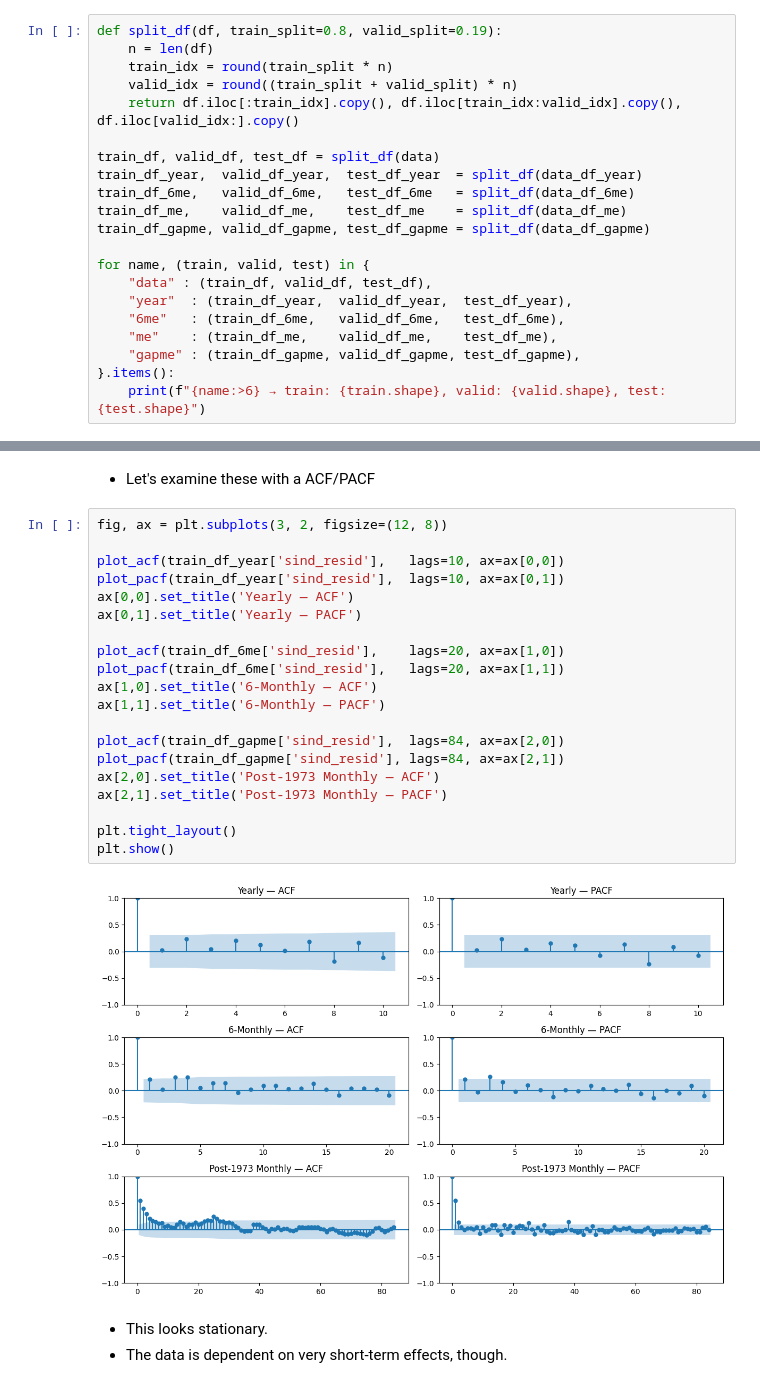
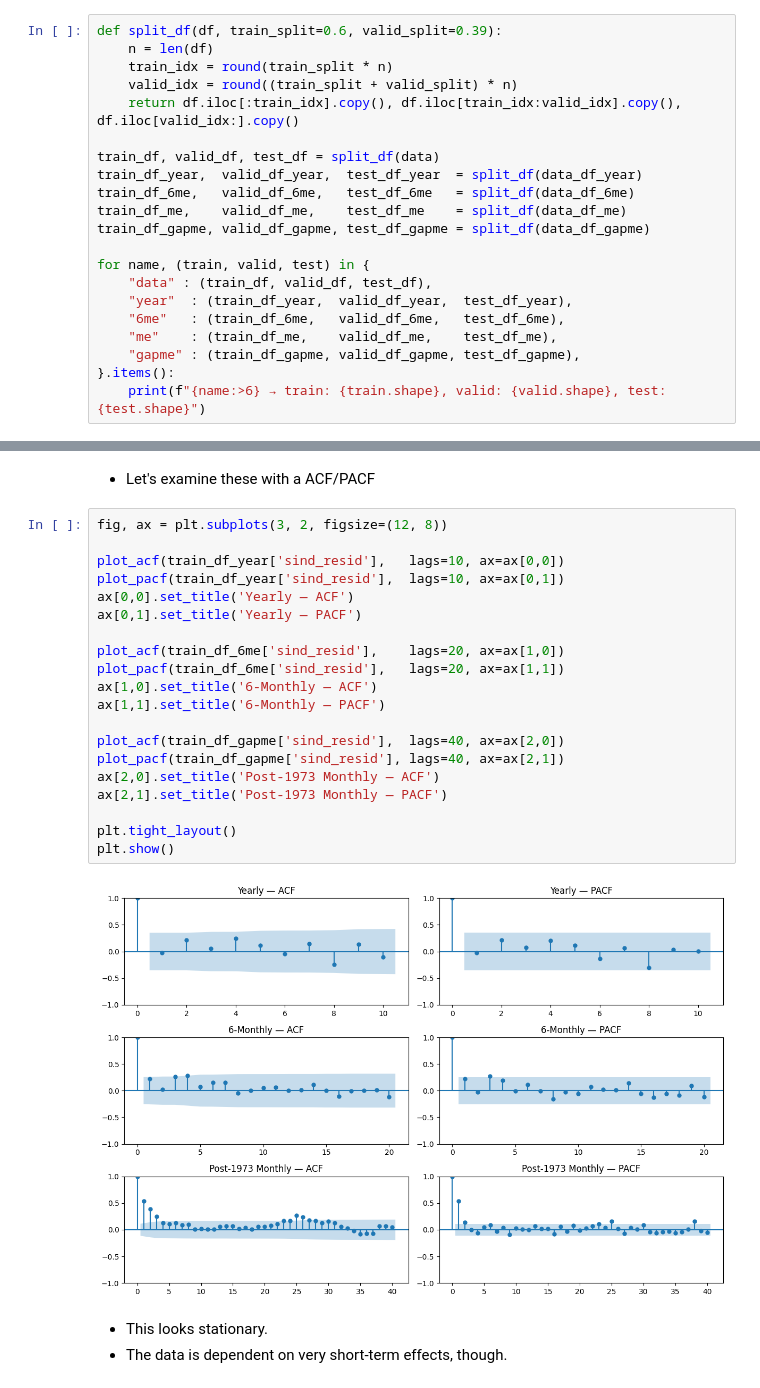
Before and after one commit to JoeyWee1/SolarCycleForecasting, a Jupyter notebook: Notebooks/ARIMA/ARIMA1_solar.ipynb, the cells around one changed output, grey strips where cells are left out. Drawn from its saved outputs; the diff is of its cells as text.

```diff
--- a/Notebooks/ARIMA/ARIMA1_solar.ipynb
+++ b/Notebooks/ARIMA/ARIMA1_solar.ipynb
@@ -44,7 +44,7 @@ data_df_6me = data.resample('6ME').median().interpolate('time', limit = 6)
 data_df_me = data.resample('ME').median().interpolate('time', limit = 6)
 data_df_gapme = data[data['year'] > 1973].resample('ME').median().interpolate('time', limit = 6) # use all data after 1973
 # %%
-def split_df(df, train_split=0.8, valid_split=0.19):
+def split_df(df, train_split=0.6, valid_split=0.39):
     n = len(df)
     train_idx = round(train_split * n)
     valid_idx = round((train_split + valid_split) * n)
@@ -609,25 +623,25 @@ train_df_6me['sind_resid'] = resid
 # %%
 fig, ax = plt.subplots(3, 2, figsize=(12, 8))
 
 plot_acf(train_df_year['sind_resid'],   lags=10, ax=ax[0,0])
 plot_pacf(train_df_year['sind_resid'],  lags=10, ax=ax[0,1])
 ax[0,0].set_title('Yearly — ACF')
 ax[0,1].set_title('Yearly — PACF')
 
 plot_acf(train_df_6me['sind_resid'],    lags=20, ax=ax[1,0])
 plot_pacf(train_df_6me['sind_resid'],   lags=20, ax=ax[1,1])
 ax[1,0].set_title('6-Monthly — ACF')
 ax[1,1].set_title('6-Monthly — PACF')
 
-plot_acf(train_df_gapme['sind_resid'],  lags=84, ax=ax[2,0])
-plot_pacf(train_df_gapme['sind_resid'], lags=84, ax=ax[2,1])
+plot_acf(train_df_gapme['sind_resid'],  lags=40, ax=ax[2,0])
+plot_pacf(train_df_gapme['sind_resid'], lags=40, ax=ax[2,1])
 ax[2,0].set_title('Post-1973 Monthly — ACF')
 ax[2,1].set_title('Post-1973 Monthly — PACF')
 
 plt.tight_layout()
 plt.show()
 # %% [output]
-[figure, old version]
+[figure, new version]
 # %% [markdown]
 - This looks stationary.
 - The data is dependent on very short-term effects, though.
```
Also changed, not shown: parts of 19 cells of this notebook.
